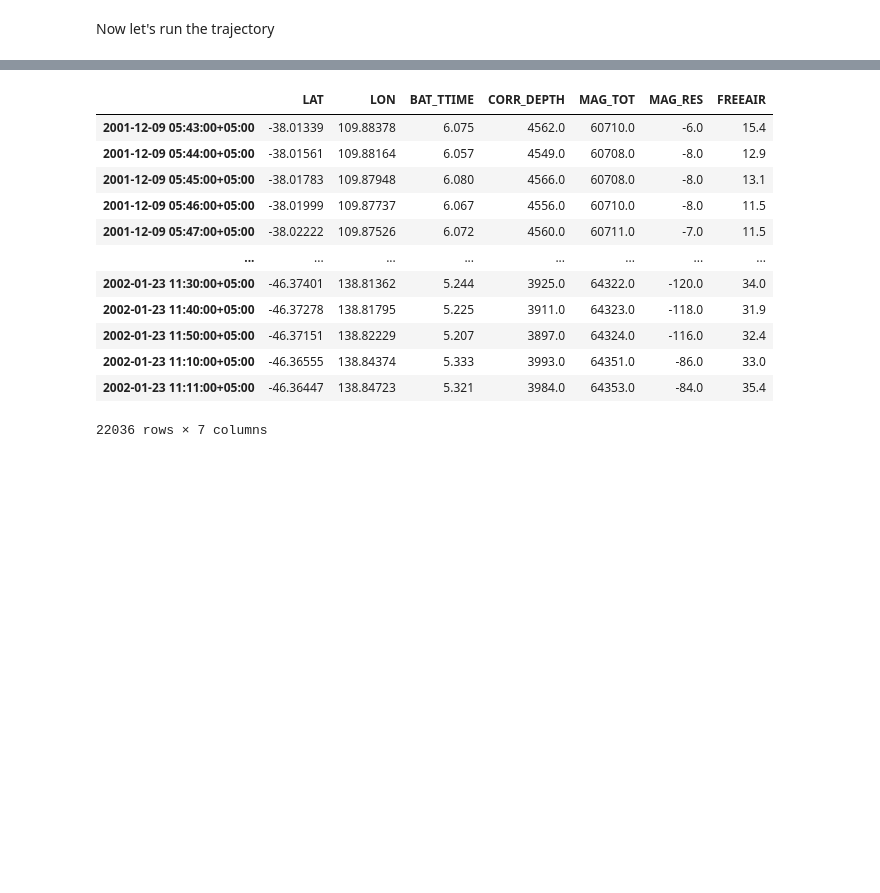
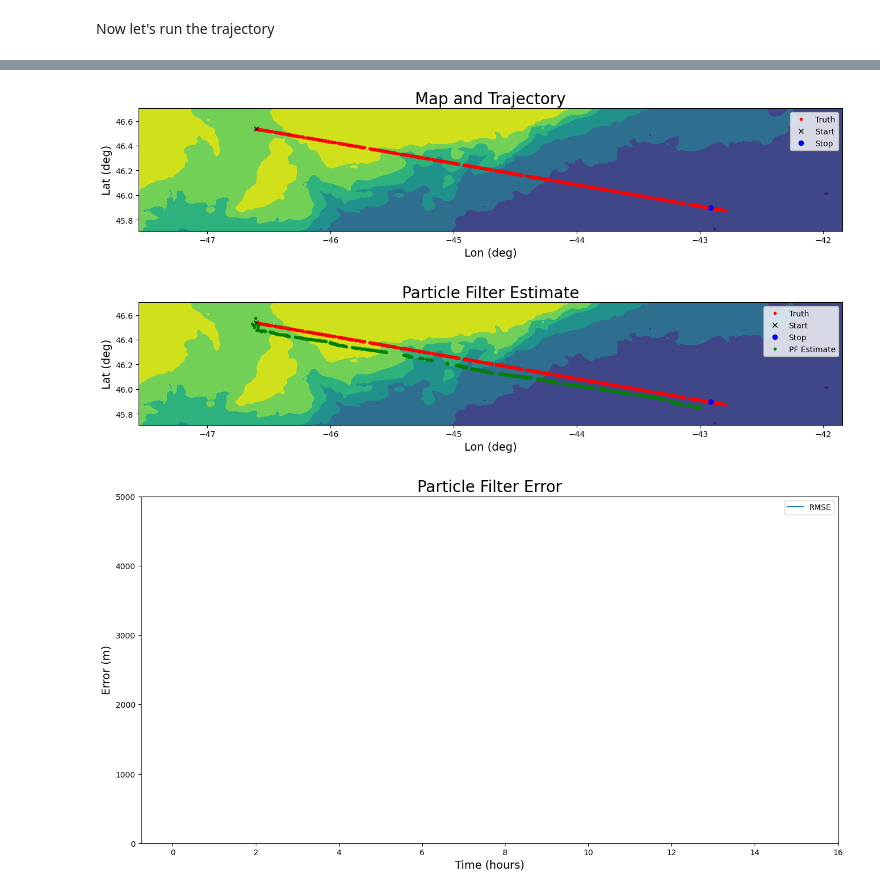
Before and after one commit to jbrodovsky/research, a Jupyter notebook: geophysical_particle_filter.ipynb, the cells around one changed output, grey strips where cells are left out. Cells and saved outputs as stored; diff of their text form; code cells hidden in the pictures; blank space fills up the shorter version.

Commit message:
Singled threaded processing completed.

```diff
--- a/geophysical_particle_filter.ipynb
+++ b/geophysical_particle_filter.ipynb
@@ -62,2 +120,8 @@ bathy_sigma = np.std(d_bathy, where=~np.isnan(d_bathy))
 # %% [markdown]
 Now let's run the trajectory
+# %%
+import json
+config = json.load(open('config.json', 'r'))
+# %%
+process_particle_filter("./data/parsed/ew0007_0.csv", config, "./results/")
+# %% [output]
@@ -64,2 +130,5 @@ Now let's run the trajectory
+[figure, added]
+[figure, added]
+[figure, added]
 # %%
 # Load the trajectory file
@@ -97,17 +151,0 @@ from datetime import timedelta
-# %%
-track = pd.read_csv('./data/processed/noaa_tracklines/ew0114.csv', index_col=0)
-track
-# %% [output]
-|  | LAT | LON | BAT_TTIME | CORR_DEPTH | MAG_TOT | MAG_RES | FREEAIR |
-| 2001-12-09 05:43:00+05:00 | -38.01339 | 109.88378 | 6.075 | 4562.0 | 60710.0 | -6.0 | 15.4 |
-| 2001-12-09 05:44:00+05:00 | -38.01561 | 109.88164 | 6.057 | 4549.0 | 60708.0 | -8.0 | 12.9 |
-| 2001-12-09 05:45:00+05:00 | -38.01783 | 109.87948 | 6.080 | 4566.0 | 60708.0 | -8.0 | 13.1 |
-| 2001-12-09 05:46:00+05:00 | -38.01999 | 109.87737 | 6.067 | 4556.0 | 60710.0 | -8.0 | 11.5 |
-| 2001-12-09 05:47:00+05:00 | -38.02222 | 109.87526 | 6.072 | 4560.0 | 60711.0 | -7.0 | 11.5 |
-| ... | ... | ... | ... | ... | ... | ... | ... |
-| 2002-01-23 11:30:00+05:00 | -46.37401 | 138.81362 | 5.244 | 3925.0 | 64322.0 | -120.0 | 34.0 |
-| 2002-01-23 11:40:00+05:00 | -46.37278 | 138.81795 | 5.225 | 3911.0 | 64323.0 | -118.0 | 31.9 |
-| 2002-01-23 11:50:00+05:00 | -46.37151 | 138.82229 | 5.207 | 3897.0 | 64324.0 | -116.0 | 32.4 |
-| 2002-01-23 11:10:00+05:00 | -46.36555 | 138.84374 | 5.333 | 3993.0 | 64351.0 | -86.0 | 33.0 |
-| 2002-01-23 11:11:00+05:00 | -46.36447 | 138.84723 | 5.321 | 3984.0 | 64353.0 | -84.0 | 35.4 |
-22036 rows × 7 columns
```
Also changed, not shown: parts of 25 cells of this notebook, 3 other files.
